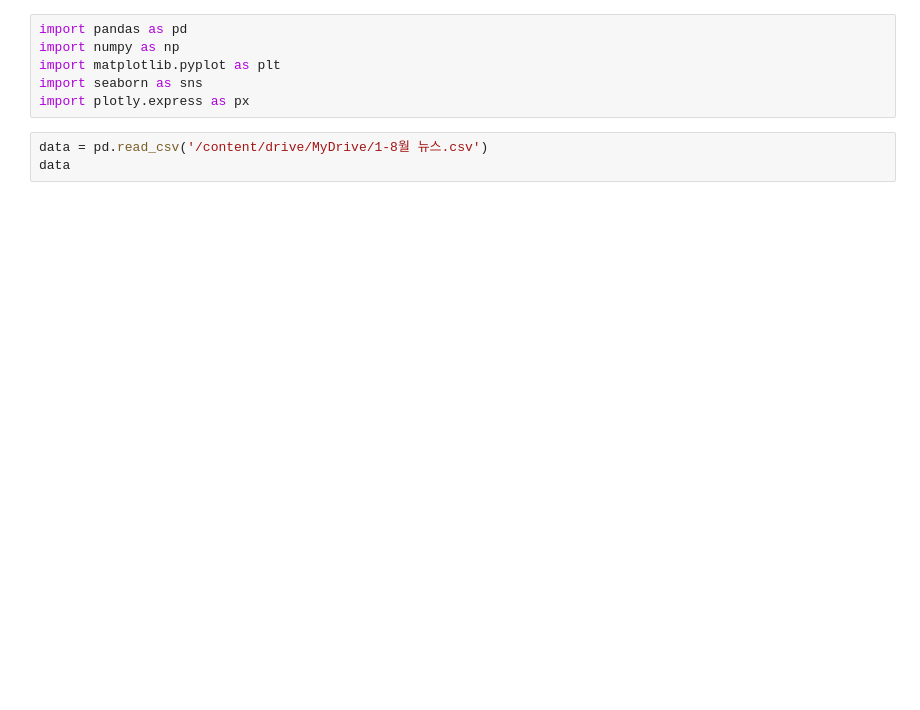
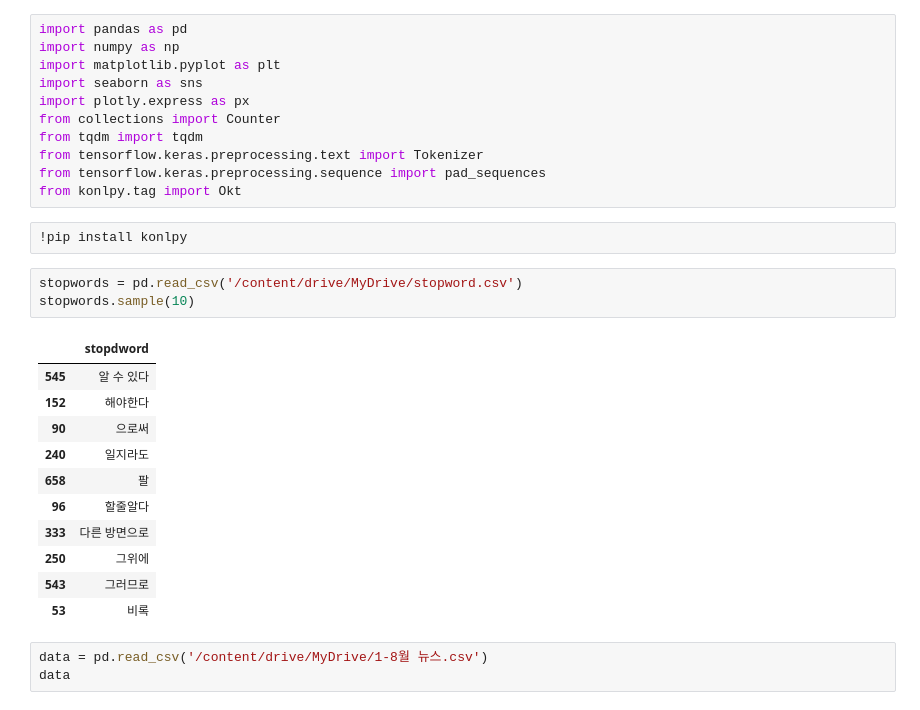
Before and after one commit to Hyun-Jun-Lee/News_Analysis, a Jupyter notebook: text_analysist.ipynb, the cells around one changed output. Drawn from its saved outputs; the diff is of its cells as text; blank space fills up the shorter version.

```diff
--- a/text_analysist.ipynb
+++ b/text_analysist.ipynb
@@ -6,6 +6,28 @@ import numpy as np
 import matplotlib.pyplot as plt
 import seaborn as sns
 import plotly.express as px
+from collections import Counter
+from tqdm import tqdm
+from tensorflow.keras.preprocessing.text import Tokenizer
+from tensorflow.keras.preprocessing.sequence import pad_sequences
+from konlpy.tag import Okt
+# %%
+!pip install konlpy
+# %%
+stopwords = pd.read_csv('/content/drive/MyDrive/stopword.csv')
+stopwords.sample(10)
+# %% [output]
+|  | stopdword |
+| 545 | 알 수 있다 |
+| 152 | 해야한다 |
+| 90 | 으로써 |
+| 240 | 일지라도 |
+| 658 | 팔 |
+| 96 | 할줄알다 |
+| 333 | 다른 방면으로 |
+| 250 | 그위에 |
+| 543 | 그러므로 |
+| 53 | 비록 |
 # %%
 data = pd.read_csv('/content/drive/MyDrive/1-8월 뉴스.csv')
 data
```
Also changed, not shown: parts of 10 cells of this notebook.
